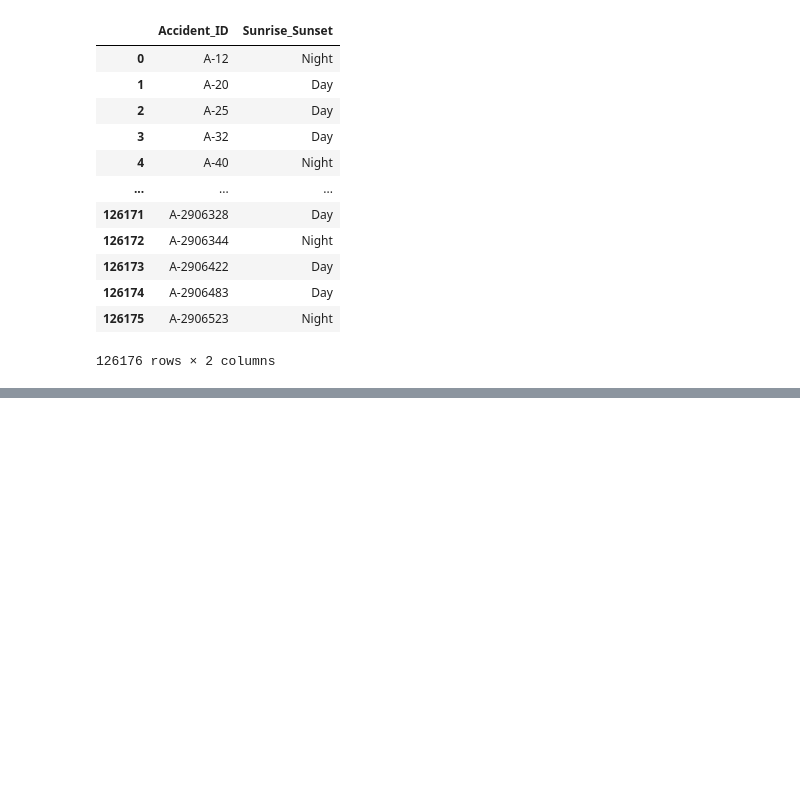
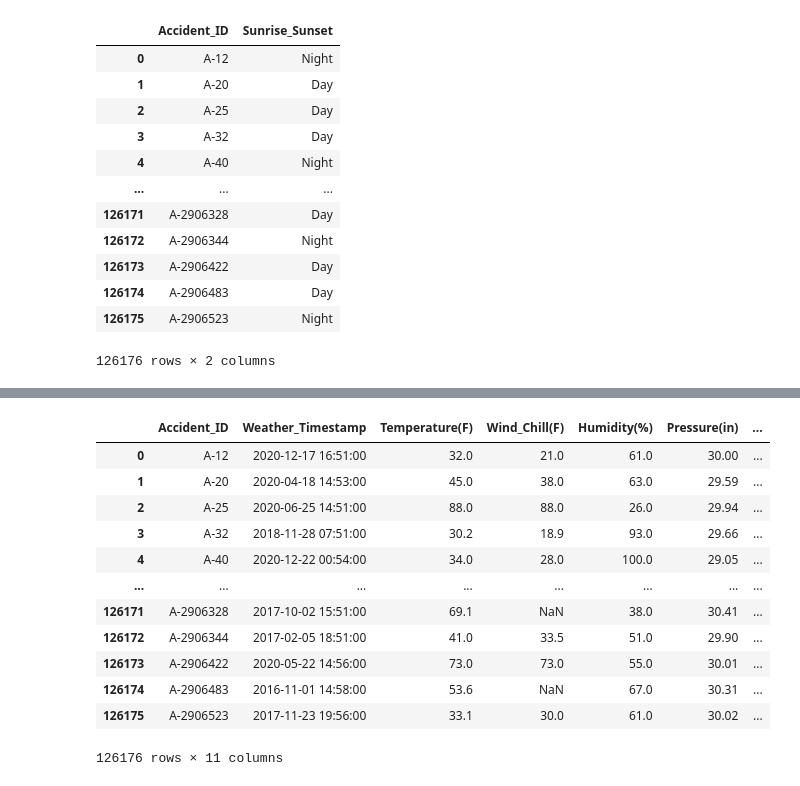
Before and after one commit to sdinespierce/etl_project, a Jupyter notebook: scripts/create_accidents_csvs.ipynb, the cells around one changed output, grey strips where cells are left out. Saved outputs shown, nothing was run; the diff lists cells and outputs as text; code cells hidden in the pictures; blank space fills up the shorter version.

```diff
--- a/scripts/create_accidents_csvs.ipynb
+++ b/scripts/create_accidents_csvs.ipynb
@@ -93,0 +108,20 @@ time_of_Day_df
+# %%
+# Create Weather Table
+# TODO: Check Types
+#
+Weather_df = full_ny_accidents_df[['Accident_ID', 'Weather_Timestamp', 'Temperature(F)', 'Wind_Chill(F)', 'Humidity(%)', 'Pressure(in)', 'Visibility(mi)', 'Wind_Direction', 'Wind_Speed(mph)', 'Precipitation(in)', 'Weather_Condition']]
+Weather_df
+# %% [output]
+|  | Accident_ID | Weather_Timestamp | Temperature(F) | Wind_Chill(F) | Humidity(%) | Pressure(in) | ... |
+| 0 | A-12 | 2020-12-17 16:51:00 | 32.0 | 21.0 | 61.0 | 30.00 | ... |
+| 1 | A-20 | 2020-04-18 14:53:00 | 45.0 | 38.0 | 63.0 | 29.59 | ... |
+| 2 | A-25 | 2020-06-25 14:51:00 | 88.0 | 88.0 | 26.0 | 29.94 | ... |
+| 3 | A-32 | 2018-11-28 07:51:00 | 30.2 | 18.9 | 93.0 | 29.66 | ... |
+| 4 | A-40 | 2020-12-22 00:54:00 | 34.0 | 28.0 | 100.0 | 29.05 | ... |
+| ... | ... | ... | ... | ... | ... | ... | ... |
+| 126171 | A-2906328 | 2017-10-02 15:51:00 | 69.1 | NaN | 38.0 | 30.41 | ... |
+| 126172 | A-2906344 | 2017-02-05 18:51:00 | 41.0 | 33.5 | 51.0 | 29.90 | ... |
+| 126173 | A-2906422 | 2020-05-22 14:56:00 | 73.0 | 73.0 | 55.0 | 30.01 | ... |
+| 126174 | A-2906483 | 2016-11-01 14:58:00 | 53.6 | NaN | 67.0 | 30.31 | ... |
+| 126175 | A-2906523 | 2017-11-23 19:56:00 | 33.1 | 30.0 | 61.0 | 30.02 | ... |
+126176 rows × 11 columns
```
Also changed, not shown: parts of 2 cells of this notebook.
